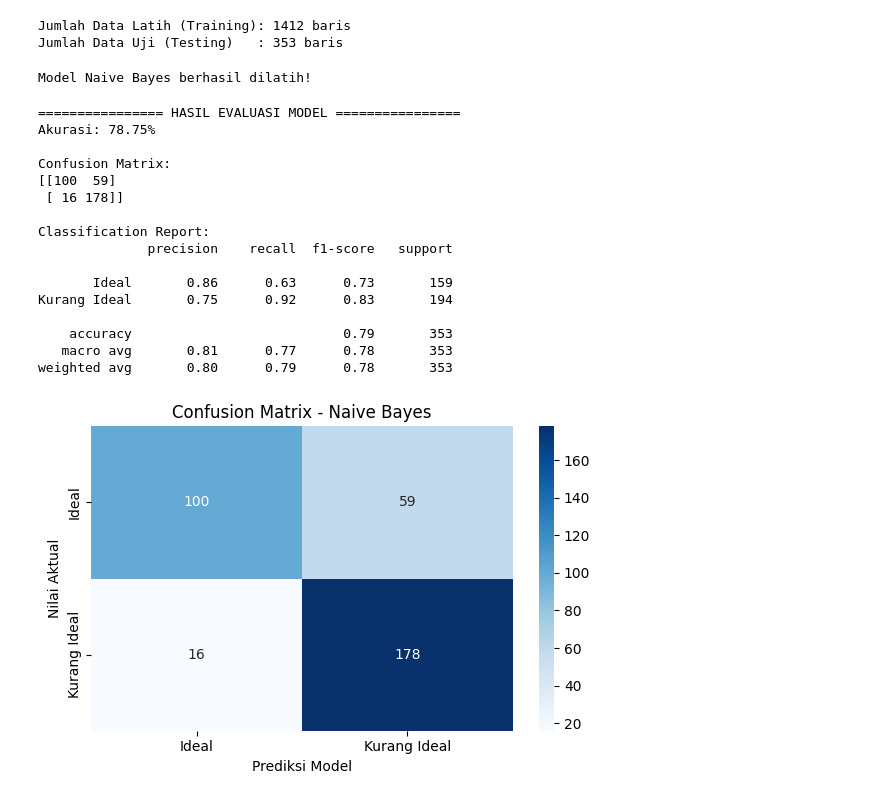
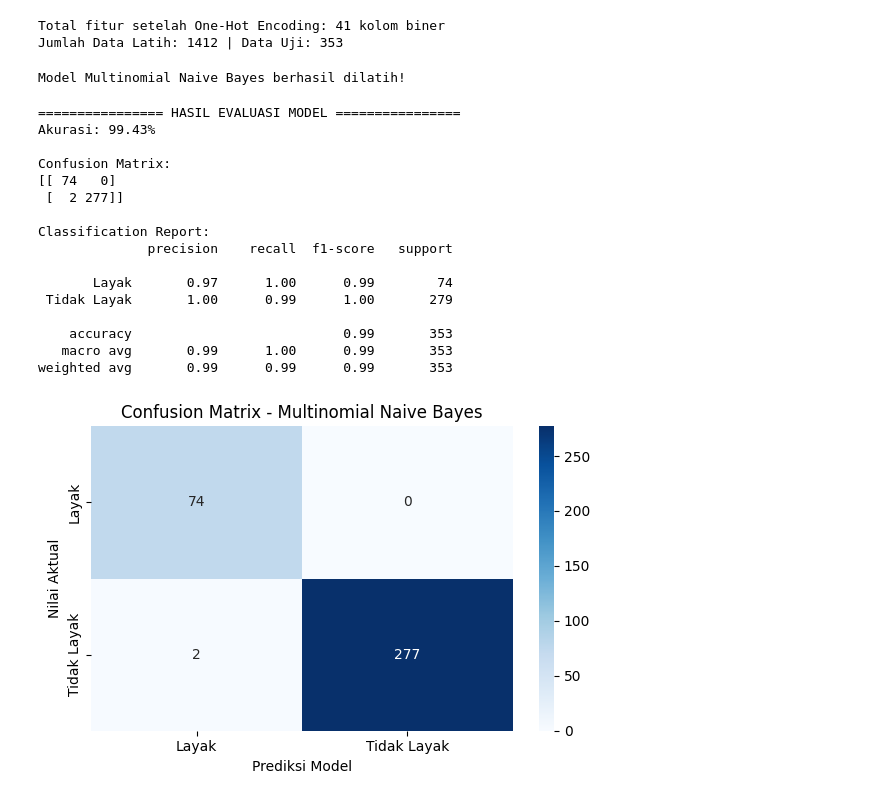
Before and after one commit to rizkychandra22/Klasifikasi-Pernikahan, a Jupyter notebook: model_klasifikasi.ipynb, the cells around one changed output. Cells and saved outputs as stored; diff of their text form; code cells hidden in the pictures.

Commit message:
feat: enchange logic feature model

```diff
--- a/model_klasifikasi.ipynb
+++ b/model_klasifikasi.ipynb
@@ -82,27 +83,33 @@ Fitur yang digunakan: ['Usia Suami', 'Usia Istri', 'Pendidikan Suami', 'Pendidik
 # %%
-# 4. Split Data Latih & Data Uji (80:20)
+# 3. One-Hot Encoding Fitur & Split Data Latih/Uji
+feature_cols = ['Kategori_Usia_Suami', 'Kategori_Usia_Istri', 'Kategori_Pekerjaan_Suami', 'Pendidikan Suami', 'Pendidikan Istri']
+
+encoder = OneHotEncoder(sparse_output=False, handle_unknown='ignore')
+X = encoder.fit_transform(df[feature_cols])
+y = df['Status_Kelayakan']
+
 X_train, X_test, y_train, y_test = train_test_split(
     X, y, test_size=0.2, random_state=42, stratify=y
 )
 
-print(f'Jumlah Data Latih (Training): {len(X_train)} baris')
-print(f'Jumlah Data Uji (Testing)   : {len(X_test)} baris')
+print(f'Total fitur setelah One-Hot Encoding: {X.shape[1]} kolom biner')
+print(f'Jumlah Data Latih: {X_train.shape[0]} | Data Uji: {X_test.shape[0]}')
 # %% [output]
-Jumlah Data Latih (Training): 1412 baris
-Jumlah Data Uji (Testing)   : 353 baris
+Total fitur setelah One-Hot Encoding: 41 kolom biner
+Jumlah Data Latih: 1412 | Data Uji: 353
 # %%
-# 5. Training Model Naive Bayes
-nb_model = GaussianNB()
+# 4. Training Model Multinomial Naive Bayes
+nb_model = MultinomialNB(alpha=1.0) # alpha=1.0 adalah Laplace Smoothing
 nb_model.fit(X_train, y_train)
-print('Model Naive Bayes berhasil dilatih!')
+print('Model Multinomial Naive Bayes berhasil dilatih!')
 # %% [output]
-Model Naive Bayes berhasil dilatih!
+Model Multinomial Naive Bayes berhasil dilatih!
 # %%
-# 6. Evaluasi Model (Akurasi, Confusion Matrix, Classification Report)
+# 5. Evaluasi Model
 y_pred = nb_model.predict(X_test)
 
 acc = accuracy_score(y_test, y_pred)
-cm = confusion_matrix(y_test, y_pred, labels=['Ideal', 'Kurang Ideal'])
+cm = confusion_matrix(y_test, y_pred, labels=['Layak', 'Tidak Layak'])
 
 print('================ HASIL EVALUASI MODEL ================')
 print(f'Akurasi: {acc * 100:.2f}%\n')
@@ -112,32 +119,32 @@ print('\nClassification Report:')
 print(classification_report(y_test, y_pred))
 # %% [output]
 ================ HASIL EVALUASI MODEL ================
-Akurasi: 78.75%
+Akurasi: 99.43%
 
 Confusion Matrix:
-[[100  59]
- [ 16 178]]
+[[ 74   0]
+ [  2 277]]
 
 Classification Report:
               precision    recall  f1-score   support
 
-       Ideal       0.86      0.63      0.73       159
-Kurang Ideal       0.75      0.92      0.83       194
+       Layak       0.97      1.00      0.99        74
+ Tidak Layak       1.00      0.99      1.00       279
 
-    accuracy                           0.79       353
-   macro avg       0.81      0.77      0.78       353
-weighted avg       0.80      0.79      0.78       353
+    accuracy                           0.99       353
+   macro avg       0.99      1.00      0.99       353
+weighted avg       0.99      0.99      0.99       353
 # %%
-# 7. Visualisasi Confusion Matrix
+# 6. Visualisasi Confusion Matrix
 plt.figure(figsize=(6, 4))
 sns.heatmap(cm, annot=True, fmt='d', cmap='Blues',
-            xticklabels=['Ideal', 'Kurang Ideal'],
-            yticklabels=['Ideal', 'Kurang Ideal'])
-plt.title('Confusion Matrix - Naive Bayes')
+            xticklabels=['Layak', 'Tidak Layak'],
+            yticklabels=['Layak', 'Tidak Layak'])
+plt.title('Confusion Matrix - Multinomial Naive Bayes')
 plt.xlabel('Prediksi Model')
 plt.ylabel('Nilai Aktual')
 plt.tight_layout()
 plt.show()
 # %% [output]
-[figure, old version]
+[figure, new version]
 # %%
```
Also changed, not shown: parts of 9 cells of this notebook.
